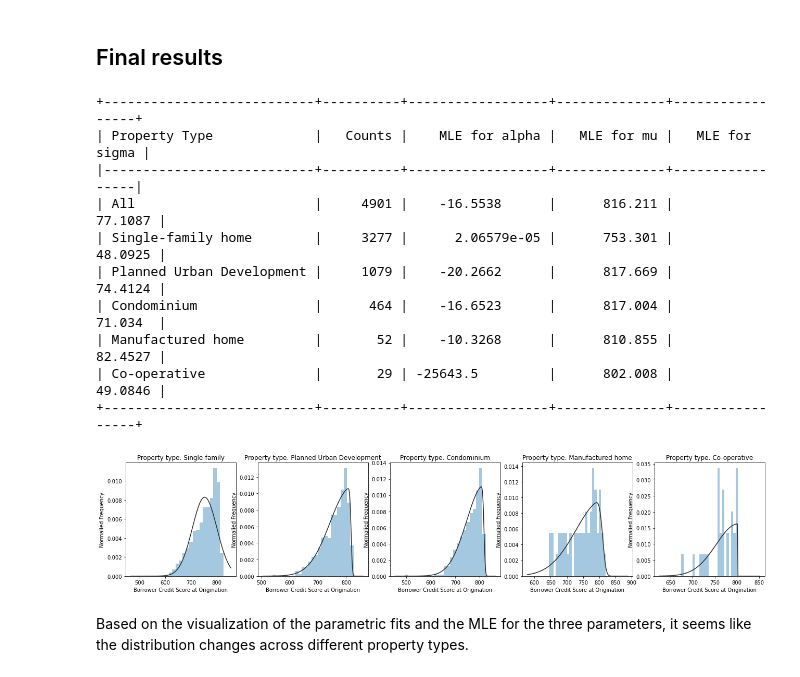
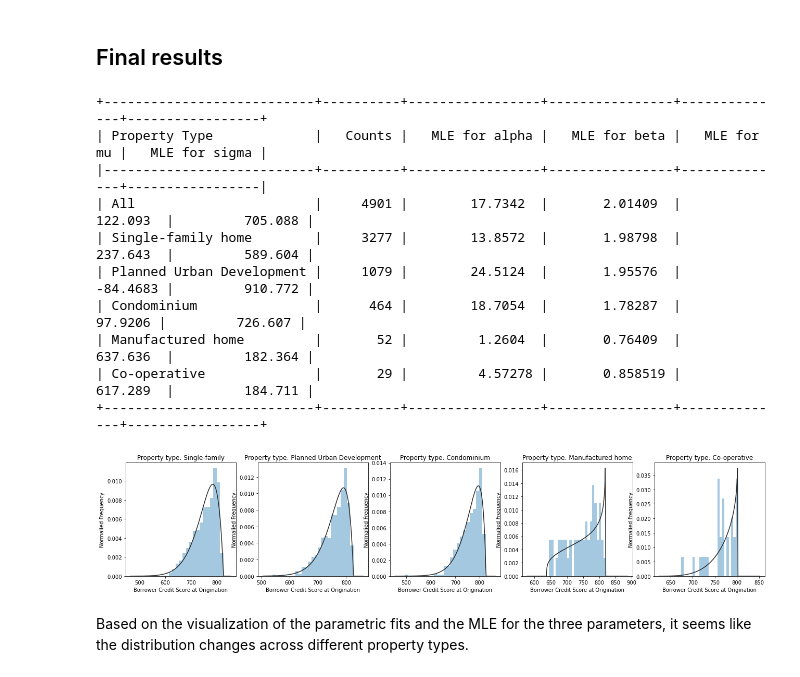
Before and after one commit to BohangWei/FDS-Final-Project, a Jupyter notebook: FinalProjectFall2021.ipynb, the cells around one changed output. Drawn from its saved outputs; the diff is of its cells as text; code cells hidden in the pictures.

Commit message:
changed everything to beta

```diff
--- a/FinalProjectFall2021.ipynb
+++ b/FinalProjectFall2021.ipynb
@@ -635,7 +635,7 @@ x = np.arange(N)
 y = X_filled['CSCORE_B']
 h = plt.hist(y.values.flatten(), bins=50, linewidth=0.5, edgecolor = 'black', density = True)
 
-sample_distributions = ['beta', 'gamma', 'norm', 'gennorm', 't', 'chi2', 'expon', 'invgamma', 'skewnorm']
+sample_distributions = ['beta', 'gamma', 'norm', 'gennorm', 't', 'chi2', 'expon', 'invgamma']
 for distributions in sample_distributions:
     distribution = getattr(scipy.stats, distributions)
     parameters = distribution.fit(y)
@@ -734,12 +723,14 @@ In our setup, $N = 4901$, the number of credit scores we are considering.
 # %% [markdown]
 There is no known closed form expression of the MLE for the skewed norm distribution, so we approximate it numerically instead. Using the .fit() function from scipy.stats, we find that the MLE is given by the following.
 # %%
-parameters = scipy.stats.skewnorm.fit(y)
+parameters = scipy.stats.beta.fit(y)
 alpha_MLE = parameters[0]
-mu_MLE = parameters[1]
-sigma_MLE = parameters[2]
+beta_MLE =parameters[1]
+mu_MLE = parameters[2]
+sigma_MLE = parameters[3]
 
 print("MLE of alpha: " + str(alpha_MLE))
+print("MLE of beta: " + str(beta_MLE))
 print("MLE of mu: " + str(mu_MLE))
 print("MLE of sigma: " + str(sigma_MLE))
 # %% [output]
@@ -777,51 +769,53 @@ df_dict = {
 # %% [markdown]
 ## Fitting the splitted credit scores over property type using the skewed norm distribution
 # %%
-skewnorm_results=[]
+beta_results=[]
 
 for prop, df in df_dict.items():
         y = df['CSCORE_B']
-        parameters = scipy.stats.skewnorm.fit(y)
+        parameters = scipy.stats.beta.fit(y)
         alpha_MLE = parameters[0]
-        mu_MLE = parameters[1]
-        sigma_MLE = parameters[2]
+        beta_MLE = parameters[1]
+        mu_MLE = parameters[2]
+        sigma_MLE = parameters[3]
         rs ={         "Property Type": prop,
                       "Counts": len(df['CSCORE_B']),
                       "MLE for alpha": alpha_MLE,
+                      "MLE for beta": beta_MLE,
                       "MLE for mu": mu_MLE,
                       "MLE for sigma": sigma_MLE
                       }
-        skewnorm_results.append(rs)
+        beta_results.append(rs)
 
-skewnorm_df = pd.DataFrame(skewnorm_results)
+beta_df = pd.DataFrame(skewnorm_results)
 # %% [markdown]
 ## Final results
 # %%
 fig, axs = plt.subplots(1, 5, figsize=(22, 4))
-sns.distplot(X_SF ['CSCORE_B'], fit = scipy.stats.skewnorm, bins = 25, kde = False, ax=axs[0])
-sns.distplot(X_PU ['CSCORE_B'], fit = scipy.stats.skewnorm, bins = 25, kde = False, ax=axs[1])
-sns.distplot(X_CO ['CSCORE_B'], fit = scipy.stats.skewnorm, bins = 25, kde = False, ax=axs[2])
-sns.distplot(X_MH ['CSCORE_B'], fit = scipy.stats.skewnorm, bins = 25, kde = False, ax=axs[3])
-sns.distplot(X_CP ['CSCORE_B'], fit = scipy.stats.skewnorm, bins = 25, kde = False, ax=axs[4])
+sns.distplot(X_SF ['CSCORE_B'], fit = scipy.stats.beta, bins = 25, kde = False, ax=axs[0])
+sns.distplot(X_PU ['CSCORE_B'], fit = scipy.stats.beta, bins = 25, kde = False, ax=axs[1])
+sns.distplot(X_CO ['CSCORE_B'], fit = scipy.stats.beta, bins = 25, kde = False, ax=axs[2])
+sns.distplot(X_MH ['CSCORE_B'], fit = scipy.stats.beta, bins = 25, kde = False, ax=axs[3])
+sns.distplot(X_CP ['CSCORE_B'], fit = scipy.stats.beta, bins = 25, kde = False, ax=axs[4])
 
 axs[0].set(xlabel = "Borrower Credit Score at Origination", ylabel = "Normalied Frequency", title = "Property type: Single-family")
 axs[1].set(xlabel = "Borrower Credit Score at Origination", ylabel = "Normalied Frequency", title = "Property type: Planned Urban Development")
 axs[2].set(xlabel = "Borrower Credit Score at Origination", ylabel = "Normalied Frequency", title = "Property type: Condominium")
 axs[3].set(xlabel = "Borrower Credit Score at Origination", ylabel = "Normalied Frequency", title = "Property type: Manufactured home")
 axs[4].set(xlabel = "Borrower Credit Score at Origination", ylabel = "Normalied Frequency", title = "Property type: Co-operative")
-print(tabulate(skewnorm_df, headers='keys', tablefmt='psql', showindex=False))
+print(tabulate(beta_df, headers='keys', tablefmt='psql', showindex=False))
 # %% [output]
-+---------------------------+----------+------------------+--------------+-----------------+
-| Property Type             |   Counts |    MLE for alpha |   MLE for mu |   MLE for sigma |
-|---------------------------+----------+------------------+--------------+-----------------|
-| All                       |     4901 |    -16.5538      |      816.211 |         77.1087 |
-| Single-family home        |     3277 |      2.06579e-05 |      753.301 |         48.0925 |
-| Planned Urban Development |     1079 |    -20.2662      |      817.669 |         74.4124 |
-| Condominium               |      464 |    -16.6523      |      817.004 |         71.034  |
-| Manufactured home         |       52 |    -10.3268      |      810.855 |         82.4527 |
-| Co-operative              |       29 | -25643.5         |      802.008 |         49.0846 |
-+---------------------------+----------+------------------+--------------+-----------------+
++---------------------------+----------+-----------------+----------------+--------------+-----------------+
+| Property Type             |   Counts |   MLE for alpha |   MLE for beta |   MLE for mu |   MLE for sigma |
+|---------------------------+----------+-----------------+----------------+--------------+-----------------|
+| All                       |     4901 |        17.7342  |       2.01409  |     122.093  |         705.088 |
+| Single-family home        |     3277 |        13.8572  |       1.98798  |     237.643  |         589.604 |
+| Planned Urban Development |     1079 |        24.5124  |       1.95576  |     -84.4683 |         910.772 |
+| Condominium               |      464 |        18.7054  |       1.78287  |      97.9206 |         726.607 |
+| Manufactured home         |       52 |         1.2604  |       0.76409  |     637.636  |         182.364 |
+| Co-operative              |       29 |         4.57278 |       0.858519 |     617.289  |         184.711 |
++---------------------------+----------+-----------------+----------------+--------------+-----------------+
-[figure, old version]
+[figure, new version]
 # %% [markdown]
 Based on the visualization of the parametric fits and the MLE for the three parameters, it seems like the distribution changes across different property types.
 # %% [markdown]
```
Also changed, not shown: parts of 25 cells of this notebook.
